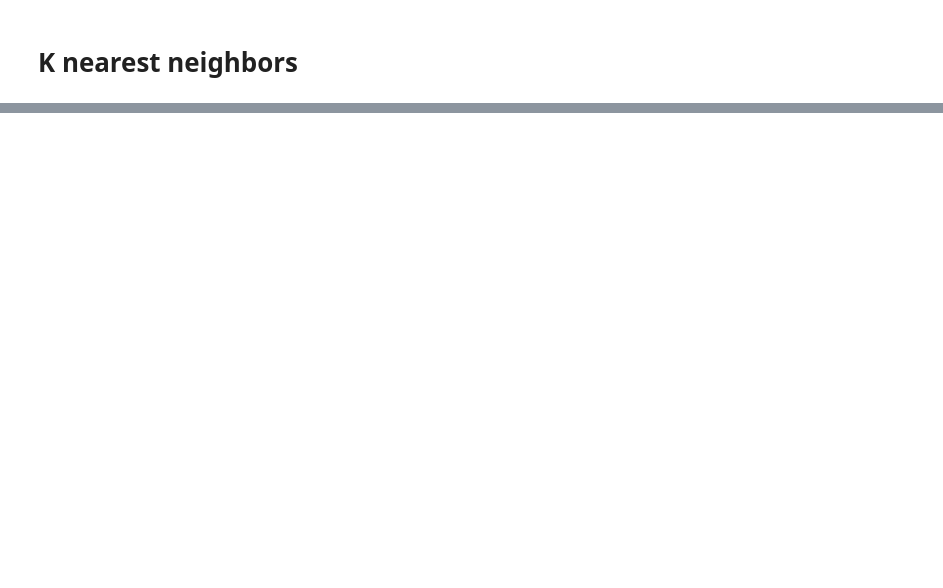
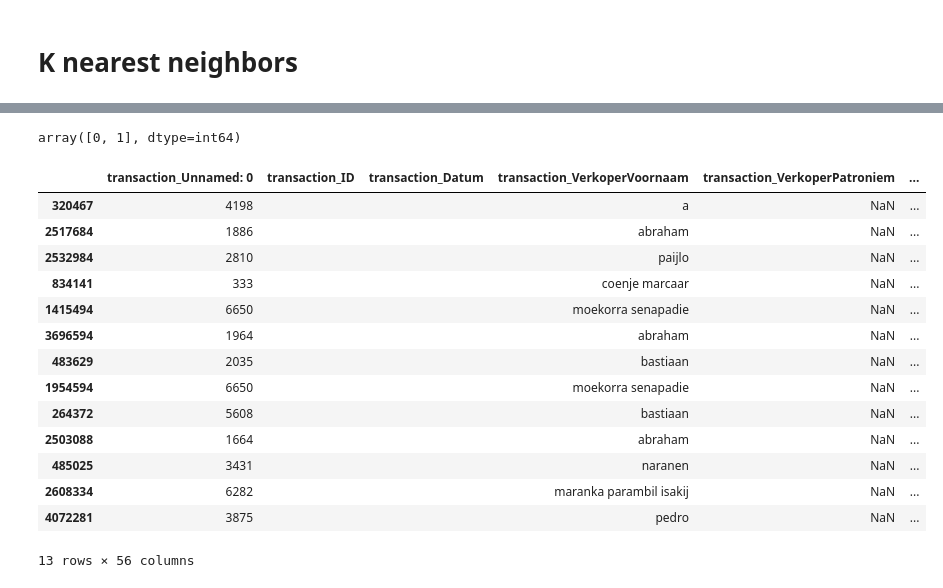
Before and after one commit to Basvdbrink1998/Entry-linking-in-18th-century-VOC-slave-archives, a Jupyter notebook: Annotation/Automated_annotation.ipynb, the cells around one changed output, grey strips where cells are left out. Drawn from its saved outputs; the diff is of its cells as text; code cells hidden in the pictures; blank space fills up the shorter version.

Commit message:
Added cross validation to the pipeline

```diff
--- a/Annotation/Automated_annotation.ipynb
+++ b/Annotation/Automated_annotation.ipynb
@@ -444,0 +277,34 @@ plt.show()
+# %%
+def add_prefix_to_columns(df, prefix):
+    # Adds a given prefix to all column names
+    cols = df.columns
+    df.columns = [prefix + c for c in cols]
+    return df
+
+def get_mistakes(y_pred, y_true, X_df, t, p):
+    # Filters out errors in predictions and saves them as csv files
+    p.set_index("Entry-ID")
+    mist_indx = np.invert(y_true == y_pred)
+    mist_dist = X_df[mist_indx]
+    print(mist_dist.shape)
+    mist_p = p.loc[mist_dist['permission_indx'], :]
+    mist_t = t.loc[mist_dist['transaction_indx'], :]
+    vt = add_prefix_to_columns(mist_t, "transaction_")
+    vp = add_prefix_to_columns(mist_p, 'permission_')
+    vals = np.concatenate((vt, vp), axis=1)
+    mist_data = pd.DataFrame(data=vals, columns=list(vt) + list(vp), index=X_df.index[mist_indx])
+    print(mist_data.shape)
+    print(y_test.shape)
+    print(y_test[mist_data.index])
+    mist_data["Match"] = y_test
+    return mist_data
+# %%
+model = make_pipeline(StandardScaler(), LogisticRegressionCV(scoring='f1', penalty='l2', max_iter=200))
+# %%
+mistakes = []
+for train_index, test_index in kf.split(X):
+    X_train, X_test = X.iloc[train_index], X.iloc[test_index]
+    y_train, y_test = y.iloc[train_index], y.iloc[test_index]
+    model.fit(X_train, y_train)
+    pred = model.predict(X_test)
+    mistakes.append(get_mistakes(pred, y_test, X_test, transactions, permissions))
@@ -444,0 +351,26 @@ plt.show()
+# %%
+X_test["Match"].unique()
+# %% [output]
+array([0, 1], dtype=int64)
+# %%
+mist_data = pd.concat(mistakes)
+mist_data[mist_data["Match"] == 0].to_csv(error_folder + "False_Positives.csv")
+mist_data[mist_data["Match"] == 1].to_csv(error_folder + "False_Negatives.csv")
+# %%
+mist_data[mist_data["Match"] == 0]
+# %% [output]
+|  | transaction_Unnamed: 0 | transaction_ID | transaction_Datum | transaction_VerkoperVoornaam | transaction_VerkoperPatroniem | ... |
+| 320467 | 4198 |  |  | a | NaN | ... |
+| 2517684 | 1886 |  |  | abraham | NaN | ... |
+| 2532984 | 2810 |  |  | paijlo | NaN | ... |
+| 834141 | 333 |  |  | coenje marcaar | NaN | ... |
+| 1415494 | 6650 |  |  | moekorra senapadie | NaN | ... |
+| 3696594 | 1964 |  |  | abraham | NaN | ... |
+| 483629 | 2035 |  |  | bastiaan | NaN | ... |
+| 1954594 | 6650 |  |  | moekorra senapadie | NaN | ... |
+| 264372 | 5608 |  |  | bastiaan | NaN | ... |
+| 2503088 | 1664 |  |  | abraham | NaN | ... |
+| 485025 | 3431 |  |  | naranen | NaN | ... |
+| 2608334 | 6282 |  |  | maranka parambil isakij | NaN | ... |
+| 4072281 | 3875 |  |  | pedro | NaN | ... |
+13 rows × 56 columns
```
Also changed, not shown: parts of 66 cells of this notebook, 4 other files.
